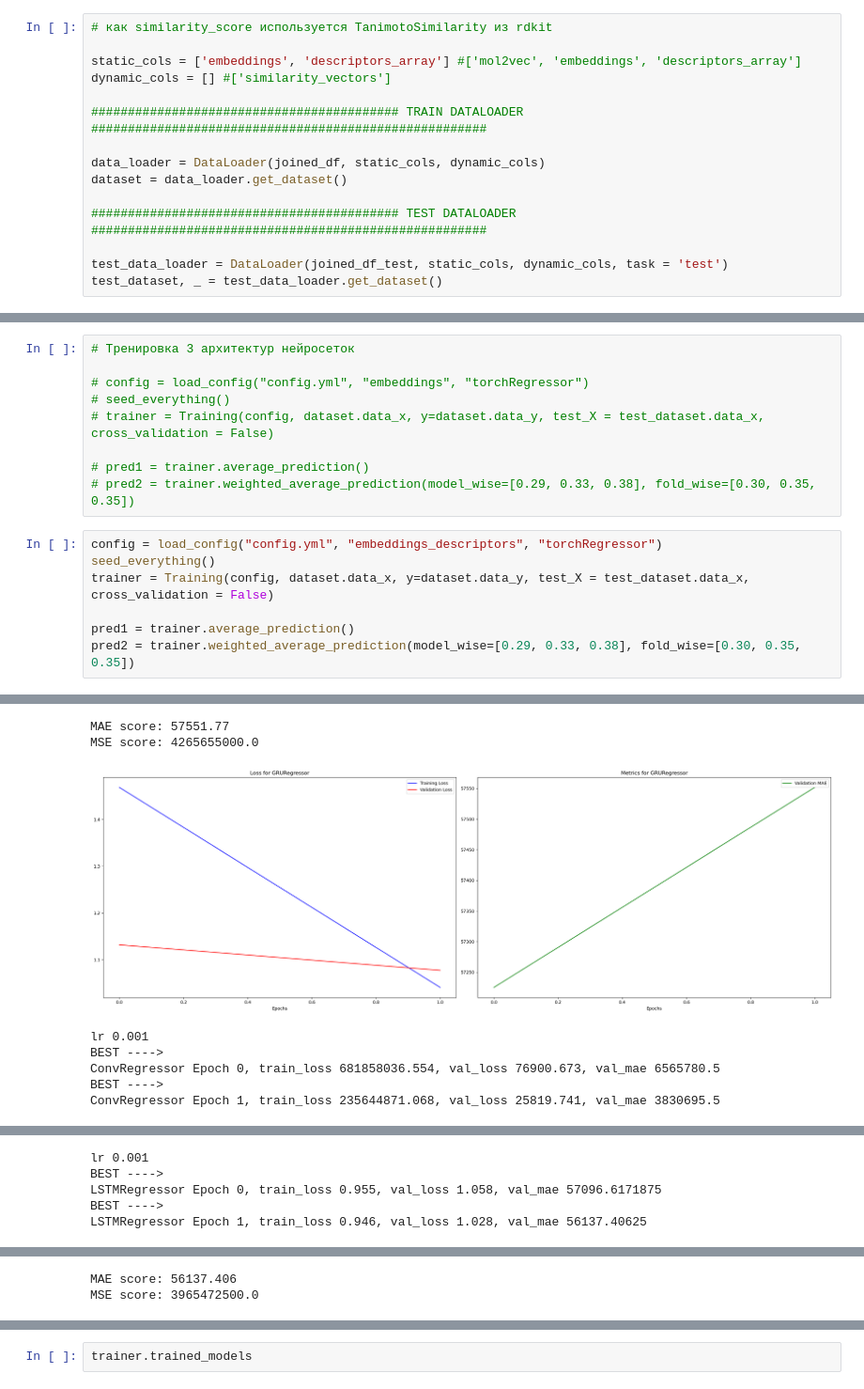
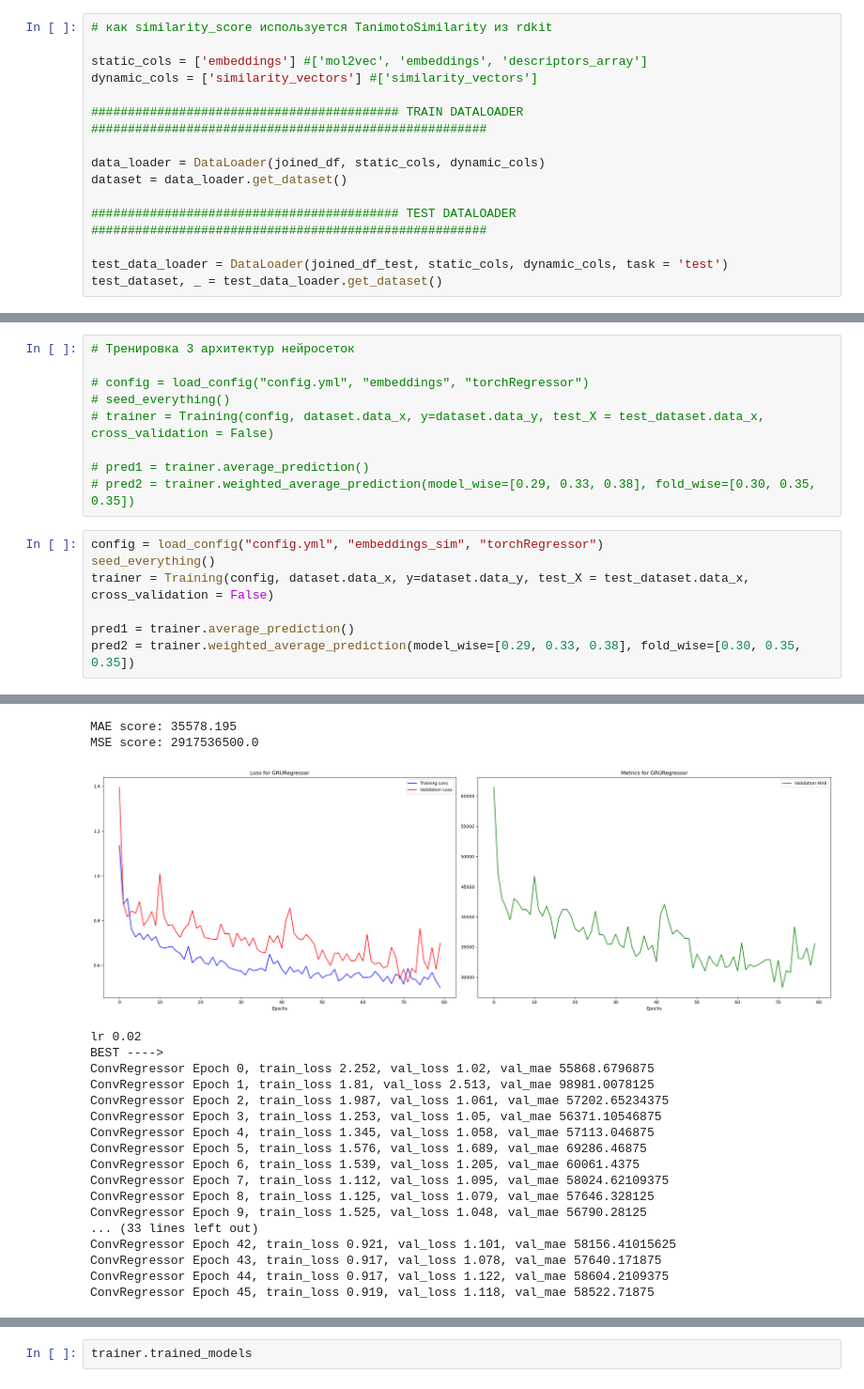
Before and after one commit to Neftekod/Oil-code, a Jupyter notebook: src/train_on_SMILES_seq.ipynb, the cells around one changed output, grey strips where cells are left out. Shown at 94% size. Drawn from its saved outputs; the diff is of its cells as text.

```diff
--- a/src/train_on_SMILES_seq.ipynb
+++ b/src/train_on_SMILES_seq.ipynb
@@ -122,8 +127,8 @@ plt.show()
 # %%
 # как similarity_score используется TanimotoSimilarity из rdkit
 
-static_cols = ['embeddings', 'descriptors_array'] #['mol2vec', 'embeddings', 'descriptors_array']
-dynamic_cols = [] #['similarity_vectors']
+static_cols = ['embeddings'] #['mol2vec', 'embeddings', 'descriptors_array']
+dynamic_cols = ['similarity_vectors'] #['similarity_vectors']
 
 ########################################## TRAIN DATALOADER ######################################################
 
@@ -150,7 +155,7 @@ Shape of data_x: (138, 1, 1481)
 # pred1 = trainer.average_prediction()
 # pred2 = trainer.weighted_average_prediction(model_wise=[0.29, 0.33, 0.38], fold_wise=[0.30, 0.35, 0.35])
 # %%
-config = load_config("config.yml", "embeddings_descriptors", "torchRegressor")
+config = load_config("config.yml", "embeddings_sim", "torchRegressor")
 seed_everything()
 trainer = Training(config, dataset.data_x, y=dataset.data_y, test_X = test_dataset.data_x, cross_validation = False)
 
@@ -167,8 +183,20 @@ GRURegressor Epoch 1, train_loss 1.041, val_loss 1.077, val_mae 57551.76953125
-MAE score: 57551.77
-MSE score: 4265655000.0
+MAE score: 35578.195
+MSE score: 2917536500.0
-[figure, old version]
+[figure, new version]
-lr 0.001
+lr 0.02
 BEST ---->
-ConvRegressor Epoch 0, train_loss 681858036.554, val_loss 76900.673, val_mae 6565780.5
-BEST ---->
-ConvRegressor Epoch 1, train_loss 235644871.068, val_loss 25819.741, val_mae 3830695.5
+ConvRegressor Epoch 0, train_loss 2.252, val_loss 1.02, val_mae 55868.6796875
+ConvRegressor Epoch 1, train_loss 1.81, val_loss 2.513, val_mae 98981.0078125
+ConvRegressor Epoch 2, train_loss 1.987, val_loss 1.061, val_mae 57202.65234375
+ConvRegressor Epoch 3, train_loss 1.253, val_loss 1.05, val_mae 56371.10546875
+ConvRegressor Epoch 4, train_loss 1.345, val_loss 1.058, val_mae 57113.046875
+ConvRegressor Epoch 5, train_loss 1.576, val_loss 1.689, val_mae 69286.46875
+ConvRegressor Epoch 6, train_loss 1.539, val_loss 1.205, val_mae 60061.4375
+ConvRegressor Epoch 7, train_loss 1.112, val_loss 1.095, val_mae 58024.62109375
+ConvRegressor Epoch 8, train_loss 1.125, val_loss 1.079, val_mae 57646.328125
+ConvRegressor Epoch 9, train_loss 1.525, val_loss 1.048, val_mae 56790.28125
+... (33 lines left out)
+ConvRegressor Epoch 42, train_loss 0.921, val_loss 1.101, val_mae 58156.41015625
+ConvRegressor Epoch 43, train_loss 0.917, val_loss 1.078, val_mae 57640.171875
+ConvRegressor Epoch 44, train_loss 0.917, val_loss 1.122, val_mae 58604.2109375
+ConvRegressor Epoch 45, train_loss 0.919, val_loss 1.118, val_mae 58522.71875
@@ -179,5 +203,0 @@ MSE score: 223772060000000.0
-lr 0.001
-BEST ---->
-LSTMRegressor Epoch 0, train_loss 0.955, val_loss 1.058, val_mae 57096.6171875
-BEST ---->
-LSTMRegressor Epoch 1, train_loss 0.946, val_loss 1.028, val_mae 56137.40625
@@ -185,2 +203,0 @@ LSTMRegressor Epoch 1, train_loss 0.946, val_loss 1.028, val_mae 56137.40625
-MAE score: 56137.406
-MSE score: 3965472500.0
```
Also changed, not shown: parts of 20 cells of this notebook, 4 other files.
